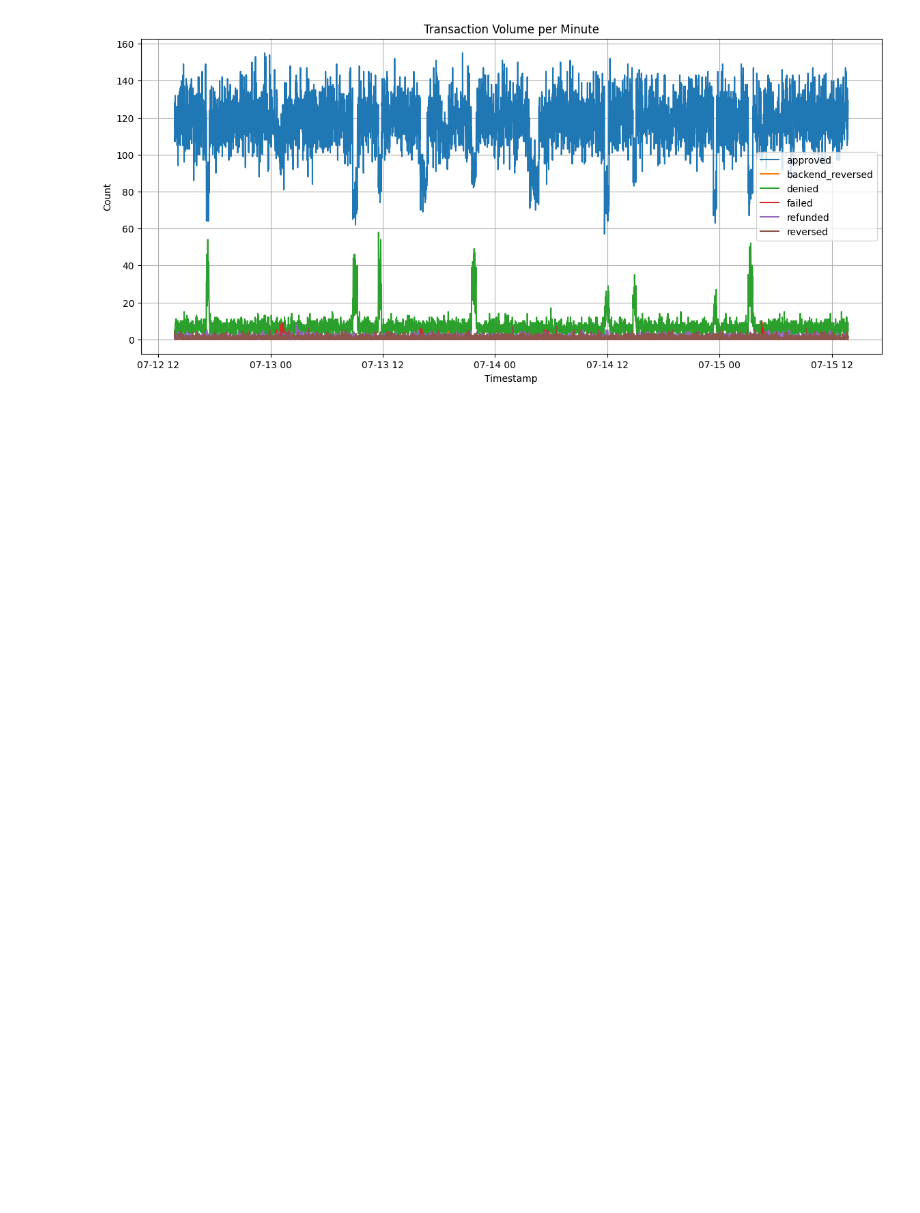
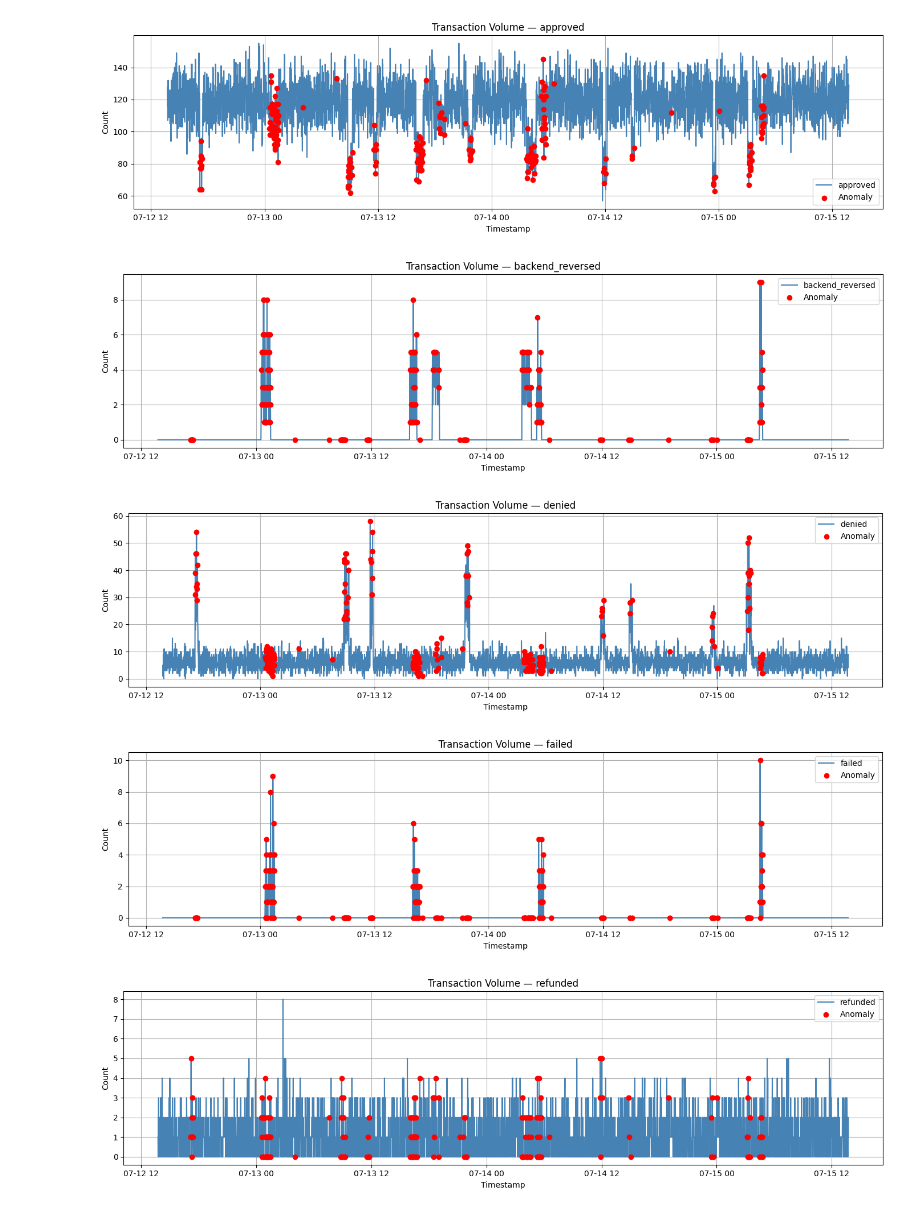
Before and after one commit to GiovanniGianin1/cloudwalk-challenge, a Jupyter notebook: 3.2 - Real-Time Monitoring & Alerts/monitoring/deshboard.ipynb, the cells around one changed output. Cells and saved outputs as stored; diff of their text form; code cells hidden in the pictures; blank space fills up the shorter version.

```diff
--- a/3.2 - Real-Time Monitoring & Alerts/monitoring/deshboard.ipynb
+++ b/3.2 - Real-Time Monitoring & Alerts/monitoring/deshboard.ipynb
@@ -0,0 +32,14 @@
+# %%
+active_cols = [col for col in grouped.columns if col != 'timestamp' and grouped[col].sum() > 10]
+
+plt.figure(figsize=(16, 6))
+for col in active_cols:
+    plt.plot(grouped['timestamp'], grouped[col], label=col)
+
+plt.title('Active Transaction Types Over Time')
+plt.xlabel('Timestamp')
+plt.ylabel('Count')
+plt.legend(loc='upper left')
+plt.grid(True)
+plt.tight_layout()
+plt.show()
@@ -1,27 +52,19 @@
 # %%
-import pandas as pd
-import matplotlib.pyplot as plt
-from utils import load_transactions, aggregate_by_minute
-from model import AnomalyDetector
-
-df = load_transactions()
-grouped = aggregate_by_minute(df)
-
-detector = AnomalyDetector()
-detector.fit(grouped)
-anomalies = detector.predict(grouped)
-
-plt.figure(figsize=(14,6))
-for status in ['failed', 'denied', 'reversed']:
-    if status in grouped.columns:
-        plt.plot(grouped['timestamp'], grouped[status], label=status)
-
-plt.scatter(anomalies['timestamp'], [max(anomalies[status]) for status in ['failed', 'denied', 'reversed'] if status in anomalies.columns], color='red', label='Anomaly', zorder=5)
-plt.title('Transaction Status per Minute with Anomalies')
-plt.xlabel('Timestamp')
-plt.ylabel('Count')
-plt.legend()
-plt.grid(True)
-plt.show()
+for col in active_cols:
+    plt.figure(figsize=(14, 4))
+    plt.plot(grouped['timestamp'], grouped[col], label=col, color='steelblue')
+    if not anomalies.empty:
+        plt.scatter(anomalies['timestamp'], anomalies[col], color='red', label='Anomaly', zorder=5)
+    plt.title(f'Transaction Volume — {col}')
+    plt.xlabel('Timestamp')
+    plt.ylabel('Count')
+    plt.legend()
+    plt.grid(True)
+    plt.tight_layout()
+    plt.show()
 # %% [output]
-[figure, old version]
+[figure, new version]
+[figure, added]
+[figure, added]
+[figure, added]
+[figure, added]
```
Also changed, not shown: parts of 11 cells of this notebook, 6 other files.
